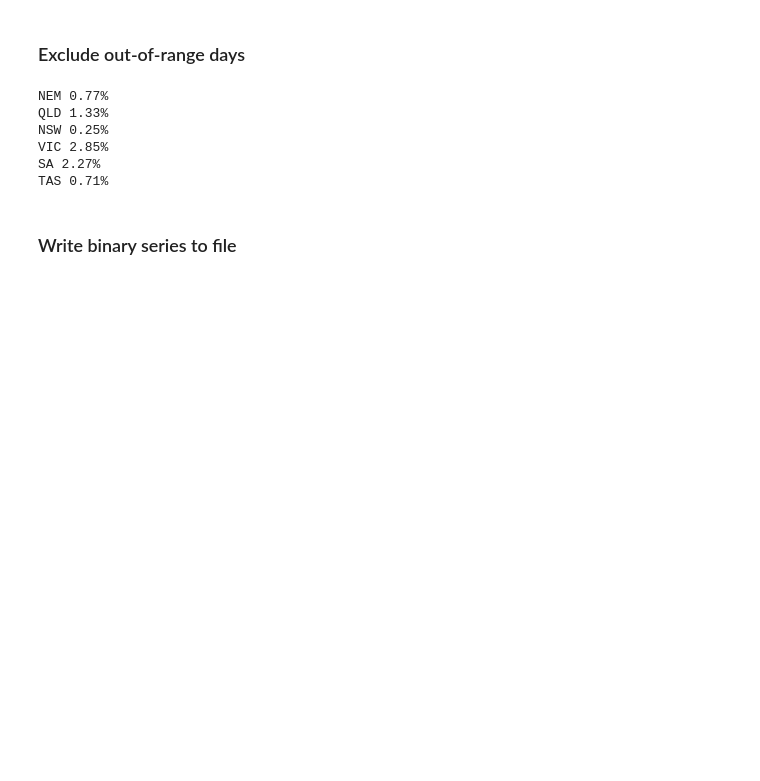
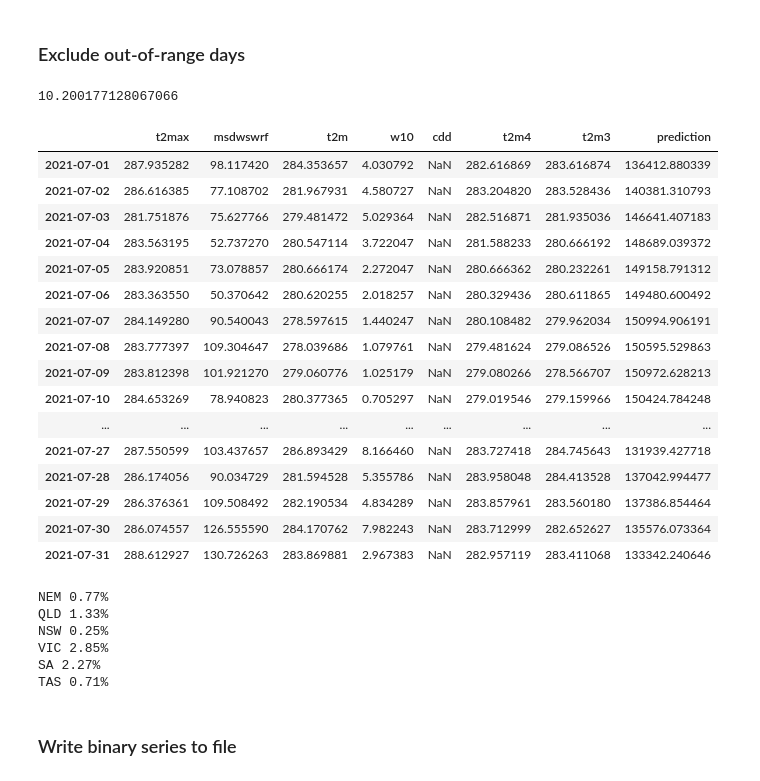
Before and after one commit to dougrichardson/demand_model, a Jupyter notebook: 15_predictor_exclude.ipynb, the cells around one changed output. Saved outputs shown, nothing was run; the diff lists cells and outputs as text; code cells hidden in the pictures; blank space fills up the shorter version.

```diff
--- a/15_predictor_exclude.ipynb
+++ b/15_predictor_exclude.ipynb
@@ -53,11 +69,12 @@ predictions = fn.read_results(
 # %%
 excluded = {}
 excluded_binary = {} # series of zeros (no NaNs) and ones (NaNs)
-for r in predictions.keys():
+# for r in predictions.keys():
+for r in ["VIC"]:
     cols = predictions[r].columns
     exc = pd.DataFrame(index=predictions[r].index, columns=cols)
 
-    for col in cols:
+    for col in ["cdd"]:#cols:
         s = predictions[r][col]
         s_min = s.loc[str(FIRST_TRAIN_YEAR) : str(LAST_TRAIN_YEAR+1)].min()
         s_max = s.loc[str(FIRST_TRAIN_YEAR) : str(LAST_TRAIN_YEAR+1)].max()
@@ -69,6 +86,30 @@ for r in predictions.keys():
 
     exc_b = exc.isna().sum(axis=1)
     excluded_binary[r] = exc_b.where(exc_b == 0, other=1)
+# %%
+s_max
+# %% [output]
+10.200177128067066
+# %%
+exc.loc["2021-07"]
+# %% [output]
+|  | t2max | msdwswrf | t2m | w10 | cdd | t2m4 | t2m3 | prediction |
+| 2021-07-01 | 287.935282 | 98.117420 | 284.353657 | 4.030792 | NaN | 282.616869 | 283.616874 | 136412.880339 |
+| 2021-07-02 | 286.616385 | 77.108702 | 281.967931 | 4.580727 | NaN | 283.204820 | 283.528436 | 140381.310793 |
+| 2021-07-03 | 281.751876 | 75.627766 | 279.481472 | 5.029364 | NaN | 282.516871 | 281.935036 | 146641.407183 |
+| 2021-07-04 | 283.563195 | 52.737270 | 280.547114 | 3.722047 | NaN | 281.588233 | 280.666192 | 148689.039372 |
+| 2021-07-05 | 283.920851 | 73.078857 | 280.666174 | 2.272047 | NaN | 280.666362 | 280.232261 | 149158.791312 |
+| 2021-07-06 | 283.363550 | 50.370642 | 280.620255 | 2.018257 | NaN | 280.329436 | 280.611865 | 149480.600492 |
+| 2021-07-07 | 284.149280 | 90.540043 | 278.597615 | 1.440247 | NaN | 280.108482 | 279.962034 | 150994.906191 |
+| 2021-07-08 | 283.777397 | 109.304647 | 278.039686 | 1.079761 | NaN | 279.481624 | 279.086526 | 150595.529863 |
+| 2021-07-09 | 283.812398 | 101.921270 | 279.060776 | 1.025179 | NaN | 279.080266 | 278.566707 | 150972.628213 |
+| 2021-07-10 | 284.653269 | 78.940823 | 280.377365 | 0.705297 | NaN | 279.019546 | 279.159966 | 150424.784248 |
+| ... | ... | ... | ... | ... | ... | ... | ... | ... |
+| 2021-07-27 | 287.550599 | 103.437657 | 286.893429 | 8.166460 | NaN | 283.727418 | 284.745643 | 131939.427718 |
+| 2021-07-28 | 286.174056 | 90.034729 | 281.594528 | 5.355786 | NaN | 283.958048 | 284.413528 | 137042.994477 |
+| 2021-07-29 | 286.376361 | 109.508492 | 282.190534 | 4.834289 | NaN | 283.857961 | 283.560180 | 137386.854464 |
+| 2021-07-30 | 286.074557 | 126.555590 | 284.170762 | 7.982243 | NaN | 283.712999 | 282.652627 | 135576.073364 |
+| 2021-07-31 | 288.612927 | 130.726263 | 283.869881 | 2.967383 | NaN | 282.957119 | 283.411068 | 133342.240646 |
 # %%
 def pc_excluded(df):
     """
```
Also changed, not shown: parts of 1 cell of this notebook, 8 other files.
